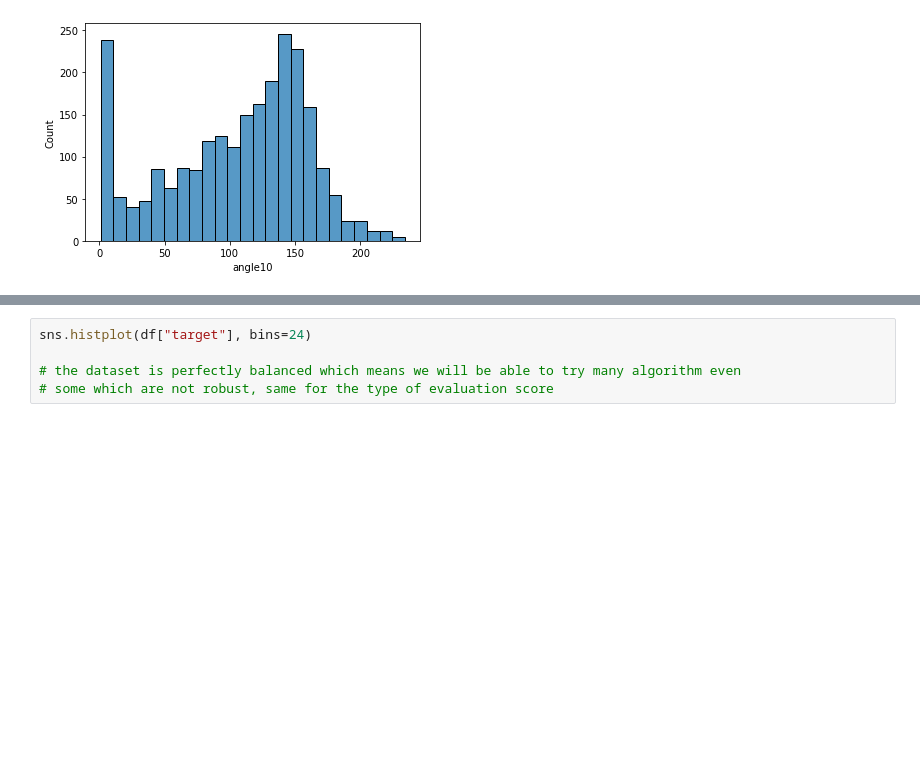
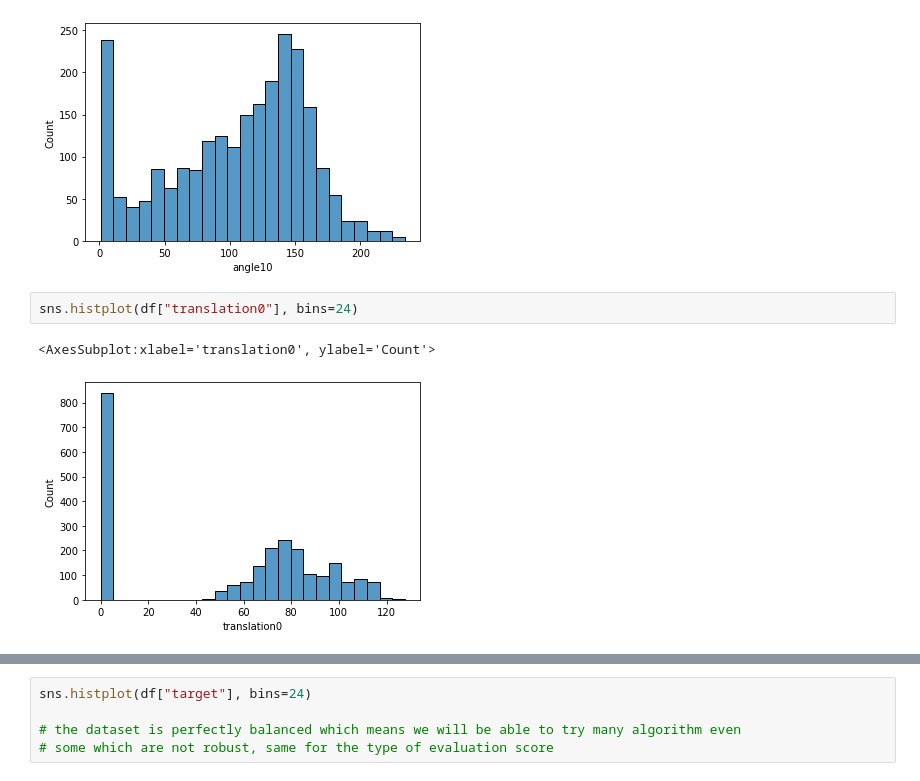
Before and after one commit to hanzopgp/MasterArtificialIntelligencePTs, a Jupyter notebook: S3/REDS/TME/HandGesture/src/data_analysis.ipynb, the cells around one changed output, grey strips where cells are left out. Saved outputs shown, nothing was run; the diff lists cells and outputs as text; blank space fills up the shorter version.

```diff
--- a/S3/REDS/TME/HandGesture/src/data_analysis.ipynb
+++ b/S3/REDS/TME/HandGesture/src/data_analysis.ipynb
@@ -110,3 +110,8 @@ sns.histplot(df["angle10"], bins=24)
 # %% [output]
 <AxesSubplot:xlabel='angle10', ylabel='Count'>
 [figure]
+# %%
+sns.histplot(df["translation0"], bins=24)
+# %% [output]
+<AxesSubplot:xlabel='translation0', ylabel='Count'>
+[figure, added]
```
Also changed, not shown: parts of 2 cells of this notebook, 1 other file.
